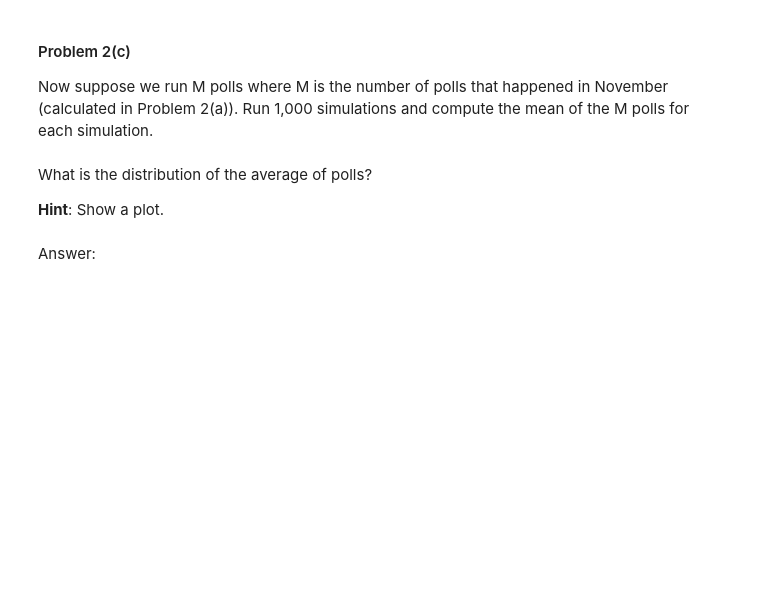
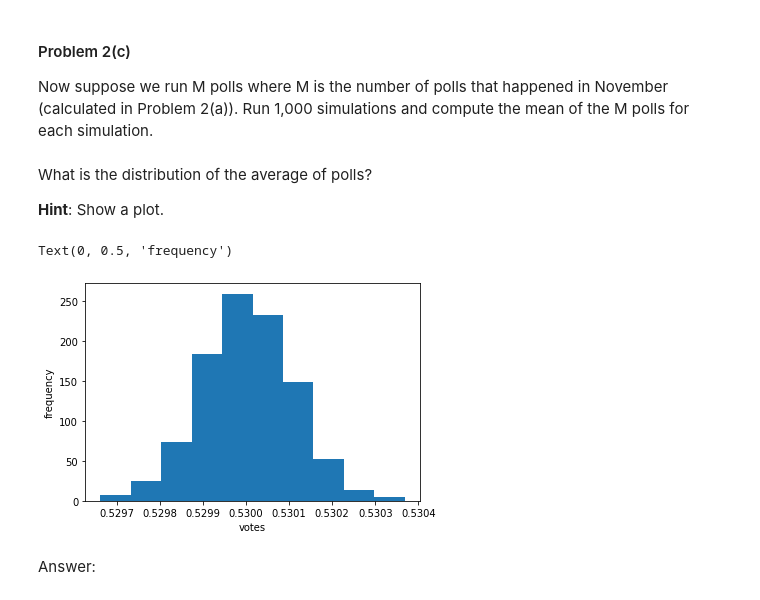
Before and after one commit to Daniel-Moreira/2015, a Jupyter notebook: HW/HW2.ipynb, the cells around one changed output. Drawn from its saved outputs; the diff is of its cells as text; code cells hidden in the pictures; blank space fills up the shorter version.

```diff
--- a/HW/HW2.ipynb
+++ b/HW/HW2.ipynb
@@ -299,3 +335,7 @@ Now suppose we run M polls where M is the number of polls that happened in Novem
+# %%
+def simulatePolls() :
+    s = [(np.random.binomial(N, 0.53, 1000) / N).mean() for i in range(M)]
+    return s
 # %% [markdown]
 What is the distribution of the average of polls?
 
@@ -305,3 +343,11 @@ What is the distribution of the average of polls?
+# %%
+simulated_s = [np.mean(simulatePolls()) for i in range(1000)]
+plt.hist(simulated_s)
+plt.xlabel('votes')
+plt.ylabel('frequency')
+# %% [output]
+Text(0, 0.5, 'frequency')
+[figure, added]
 # %% [markdown]
 Answer:
 # %% [markdown]
```
Also changed, not shown: parts of 38 cells of this notebook.
